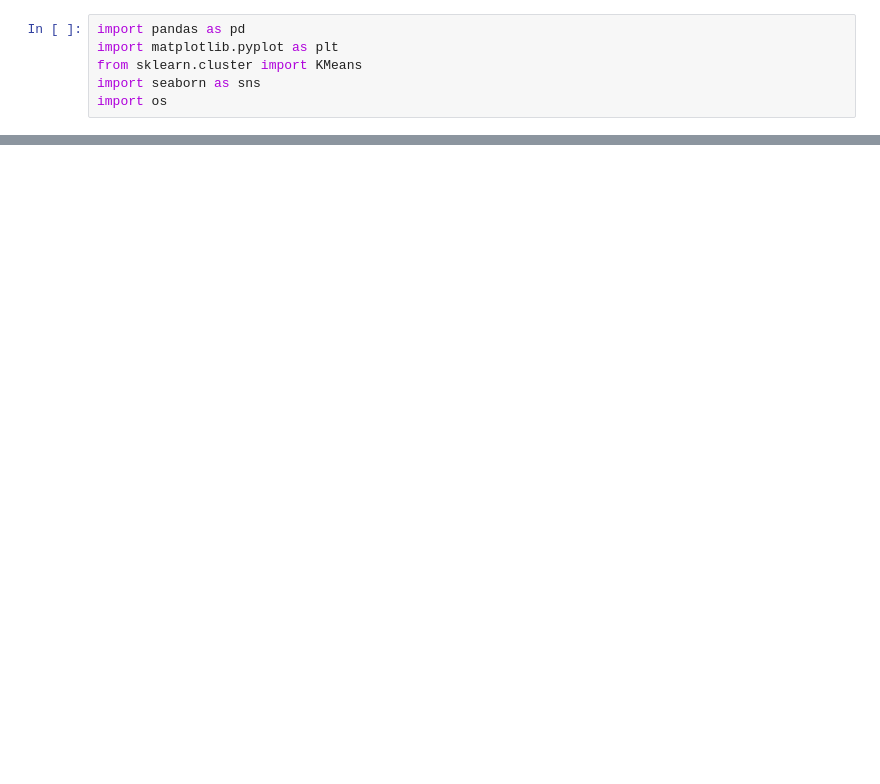
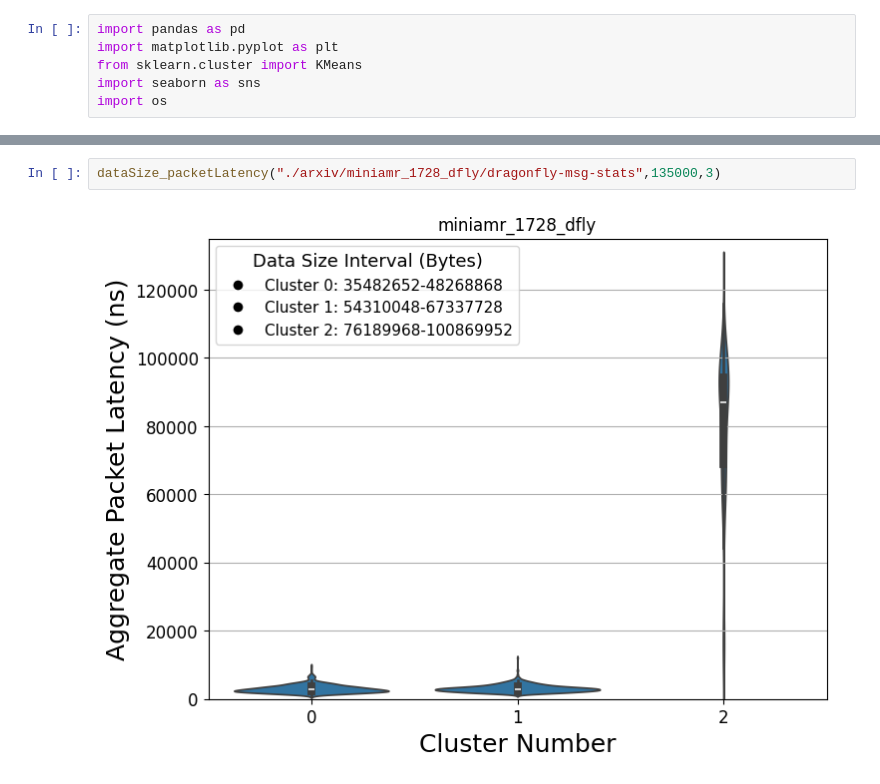
Before and after one commit to zzheng33/cs550, a Jupyter notebook: run/plot.ipynb, the cells around one changed output, grey strips where cells are left out. Drawn from its saved outputs; the diff is of its cells as text; blank space fills up the shorter version.

```diff
--- a/run/plot.ipynb
+++ b/run/plot.ipynb
@@ -64,0 +83,4 @@ dataSize_packetLatency("./arxiv/amg_1728_dfly/dragonfly-msg-stats")
+# %%
+dataSize_packetLatency("./arxiv/miniamr_1728_dfly/dragonfly-msg-stats",135000,3)
+# %% [output]
+[figure, added]
```
Also changed, not shown: parts of 5 cells of this notebook, 14 other files.
